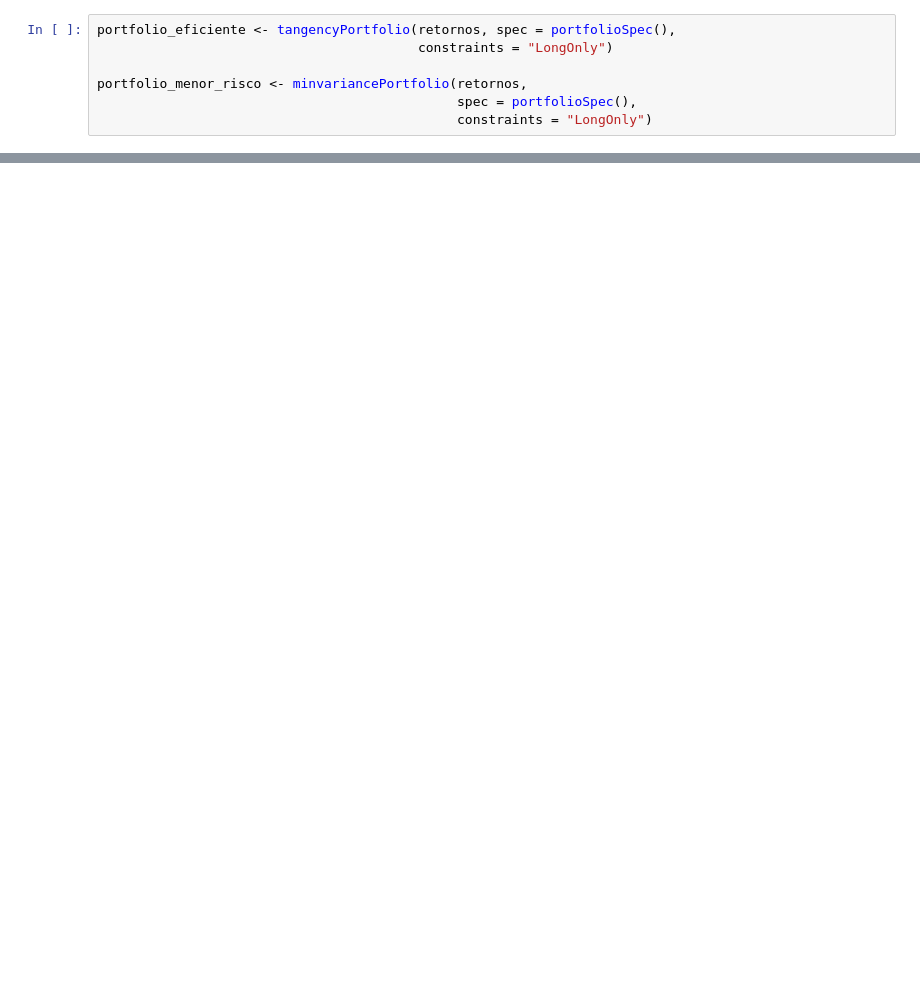
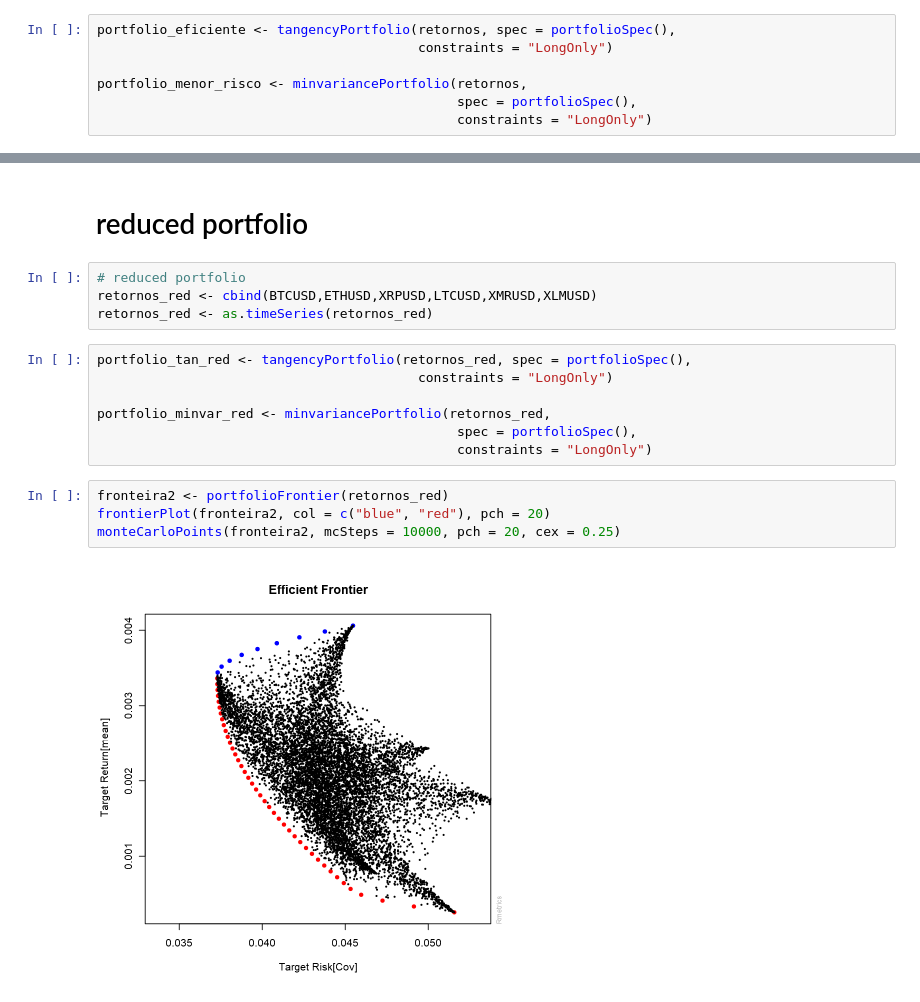
Before and after one commit to costargc/crypto-portfolio-optimization, a Jupyter notebook: PortfolioOptimization.ipynb, the cells around one changed output, grey strips where cells are left out. Drawn from its saved outputs; the diff is of its cells as text; blank space fills up the shorter version.

```diff
--- a/PortfolioOptimization.ipynb
+++ b/PortfolioOptimization.ipynb
@@ -179,0 +162,19 @@ monteCarloPoints(fronteira, mcSteps = 10000, pch = 20, cex = 0.25)
+# %% [markdown]
+# reduced portfolio
+# %%
+# reduced portfolio
+retornos_red <- cbind(BTCUSD,ETHUSD,XRPUSD,LTCUSD,XMRUSD,XLMUSD)
+retornos_red <- as.timeSeries(retornos_red)
+# %%
+portfolio_tan_red <- tangencyPortfolio(retornos_red, spec = portfolioSpec(),
+                                         constraints = "LongOnly")
+
+portfolio_minvar_red <- minvariancePortfolio(retornos_red,
+                                              spec = portfolioSpec(),
+                                              constraints = "LongOnly")
+# %%
+fronteira2 <- portfolioFrontier(retornos_red)
+frontierPlot(fronteira2, col = c("blue", "red"), pch = 20)
+monteCarloPoints(fronteira2, mcSteps = 10000, pch = 20, cex = 0.25)
+# %% [output]
+[figure, added]
```
Also changed, not shown: parts of 14 cells of this notebook.
